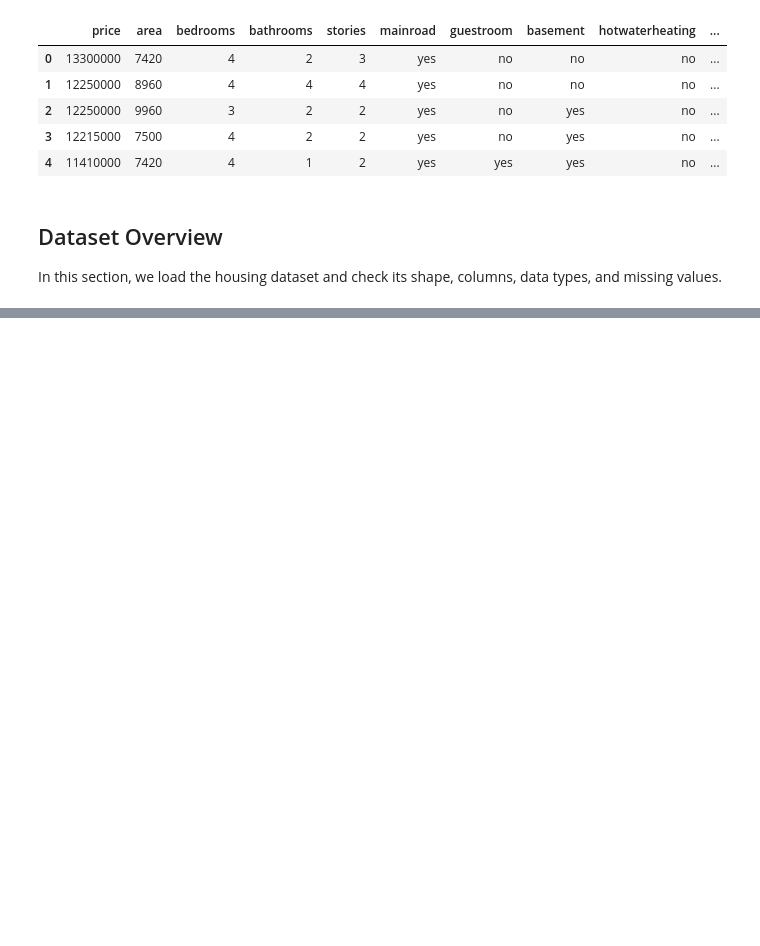
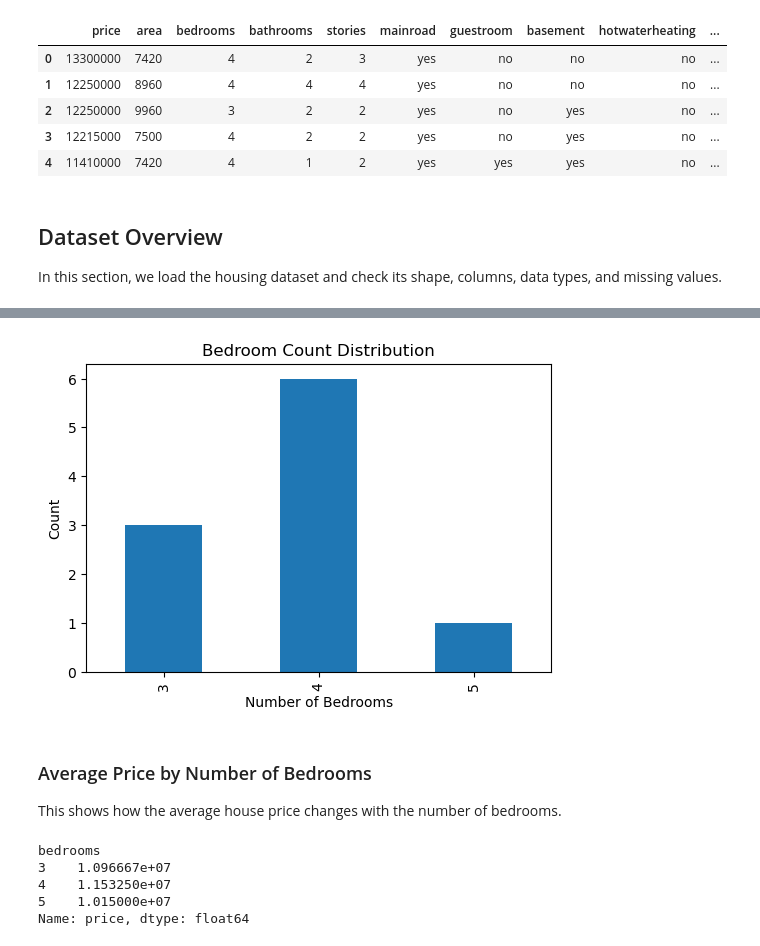
Before and after one commit to itsksfit/house-price-prediction-ml, a Jupyter notebook: notebooks/01_house_price_prediction.ipynb, the cells around one changed output, grey strips where cells are left out. Cells and saved outputs as stored; diff of their text form; code cells hidden in the pictures; blank space fills up the shorter version.

```diff
--- a/notebooks/01_house_price_prediction.ipynb
+++ b/notebooks/01_house_price_prediction.ipynb
@@ -23,0 +118,22 @@ In this section, we load the housing dataset and check its shape, columns, data
+# %%
+plt.figure(figsize=(6,4))
+df["bedrooms"].value_counts().sort_index().plot(kind="bar")
+plt.xlabel("Number of Bedrooms")
+plt.ylabel("Count")
+plt.title("Bedroom Count Distribution")
+plt.show()
+# %% [output]
+[figure, added]
+# %% [markdown]
+### Average Price by Number of Bedrooms
+
+This shows how the average house price changes with the number of bedrooms.
+# %%
+avg_price_bedrooms = df.groupby("bedrooms")["price"].mean()
+avg_price_bedrooms
+# %% [output]
+bedrooms
+3    1.096667e+07
+4    1.153250e+07
+5    1.015000e+07
+Name: price, dtype: float64
```
Also changed, not shown: parts of 21 cells of this notebook.
